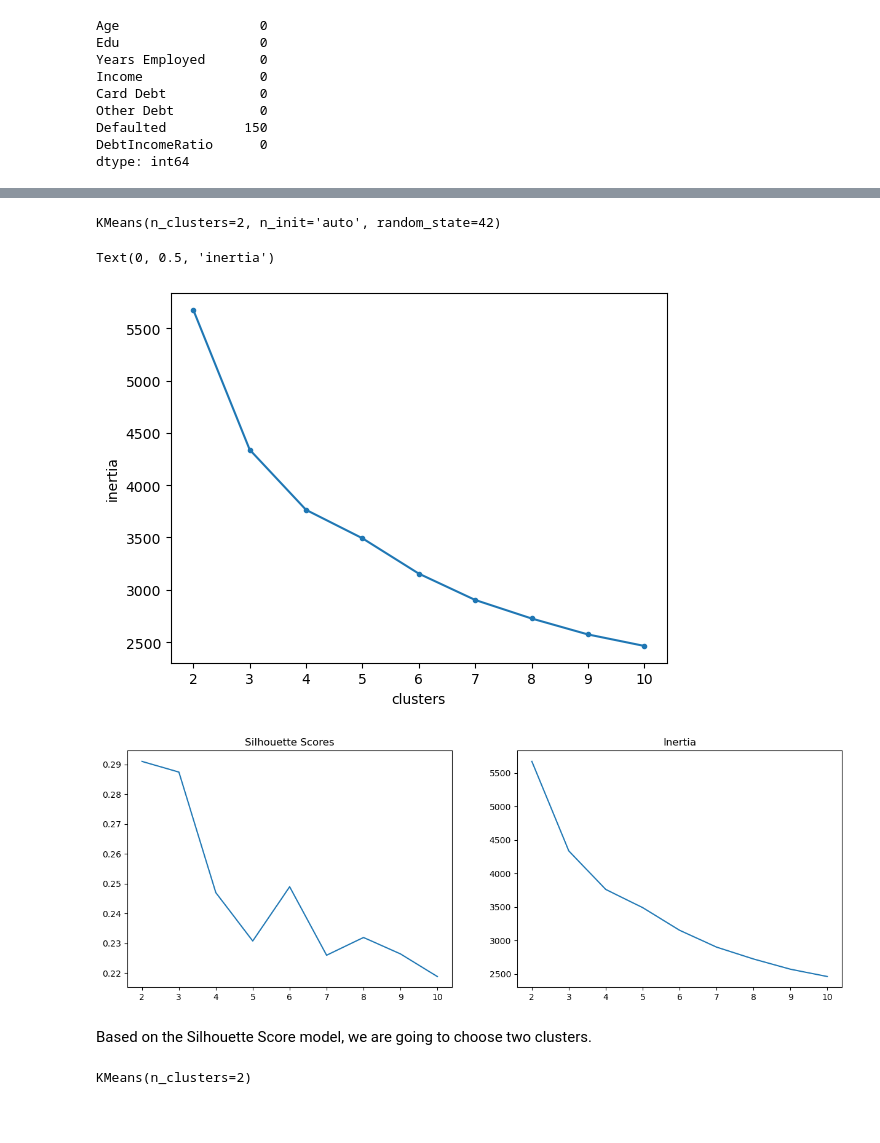
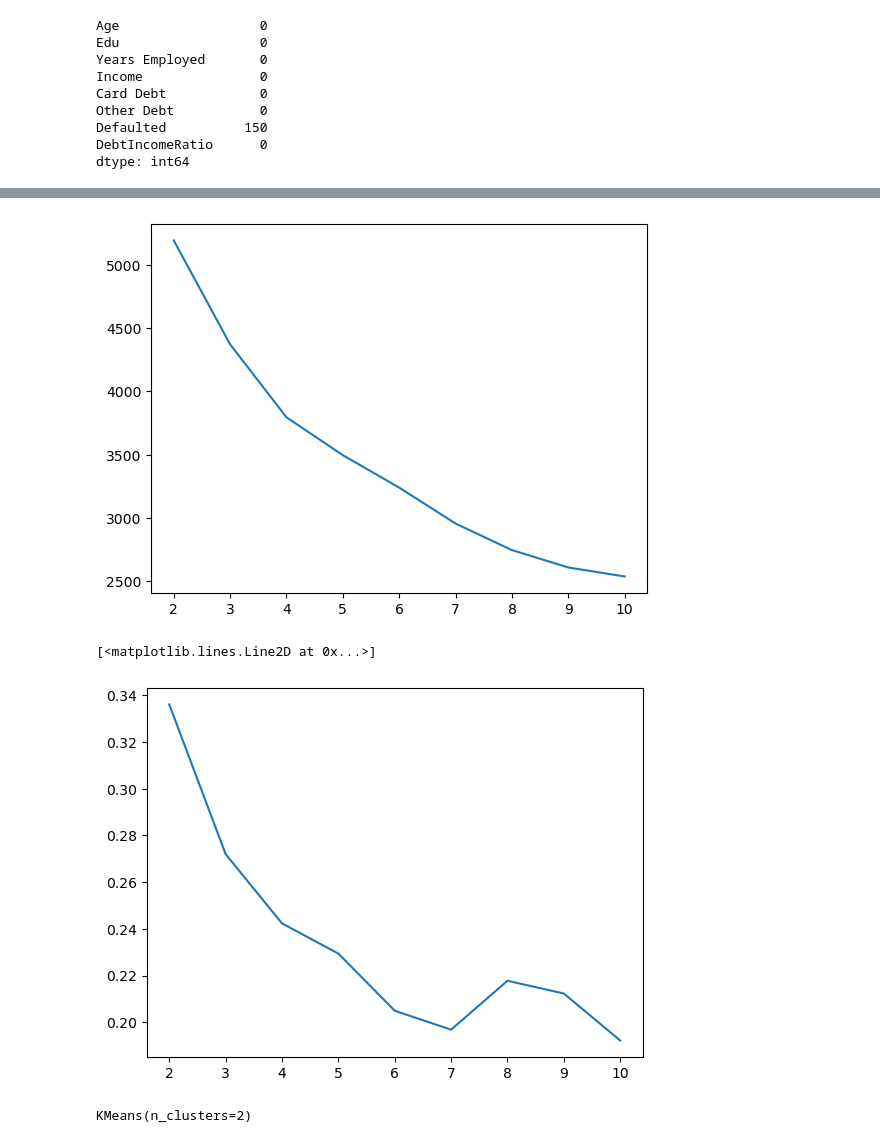
Before and after one commit to sof2401/Intermediate-ML, a Jupyter notebook: Wk2- Unsupervised Learning- Clustering/PCA to Visualize Clusters (Practice).ipynb, the cells around one changed output, grey strips where cells are left out. Cells and saved outputs as stored; diff of their text form; code cells hidden in the pictures; blank space fills up the shorter version.

```diff
--- a/Wk2/KMeans Clustering (Core).ipynb
+++ b/Wk2- Unsupervised Learning- Clustering/PCA to Visualize Clusters (Practice).ipynb
@@ -12,5 +11,5 @@ from sklearn.impute import SimpleImputer
 # %%
-df= pd.read_csv('Data/cust_seg.csv')
+df= pd.read_csv('cust_seg.csv')
 df.head()
 # %% [output]
 |  | Unnamed: 0 | Customer Id | Age | Edu | Years Employed | Income | Card Debt | Other Debt | Defaulted | ... |
@@ -75,59 +66,36 @@ df
 scaler = StandardScaler()
 # Fit & transform data.
 scaled_df = scaler.fit_transform(df)
-# %%
-# Instantiate KMeans
-kmeans = KMeans(n_clusters = 2, n_init = 'auto', random_state = 42)
-kmeans.fit(scaled_df)
-# %% [output]
-KMeans(n_clusters=2, n_init='auto', random_state=42)
-# %%
-# Elbow Plot (elbow method)
-#Create an empty list of inertias
-inertias = []
-#Loop through k values between 2 and 10 and store the inertias in the list.
-for k in range(2,11):
-    kmeans = KMeans(n_clusters=k, n_init = 'auto', random_state = 42)
-    kmeans.fit(scaled_df)
-    inertias.append(kmeans.inertia_)
-#Visualize scores
-plt.plot(range(2,11), inertias, marker = '.')
-plt.xlabel('clusters')
-plt.ylabel('inertia')
-# %% [output]
-Text(0, 0.5, 'inertia')
-[figure, removed]
-# %%
-# Iterate over a range of k clusters to find the optimal number of clusters
-ks = range(2,11)
-sils = []
-inertias = []
-for k in ks:
-  kmeans = KMeans(n_clusters=k, n_init = 'auto', random_state=42)
-  kmeans.fit(scaled_df)
-  sils.append(silhouette_score(scaled_df, kmeans.labels_))
-  inertias.append(kmeans.inertia_)
-#plot inertias and silhouette scores for each number of clusters.
-fig, axes = plt.subplots(1,2, figsize=(15,5))
-axes[0].plot(ks, sils)
-axes[0].set_title('Silhouette Scores')
-axes[0].set_xticks(ks)
-axes[1].plot(ks, inertias)
-axes[1].set_title('Inertia')
-axes[1].set_xticks(ks);
-# %% [output]
-[figure, removed]
-# %% [markdown]
-Based on the Silhouette Score model, we are going to choose two clusters.
-# %%
-kmeans_model = KMeans(n_clusters=2)
-
-kmeans_model.fit(scaled_df)
-# %% [output]
-KMeans(n_clusters=2)
+# %%
+ks = range(2, 11)
+
+inertias = []
+sils = []
+
+for k in ks:
+  model = KMeans(n_clusters=k)
+  model.fit(scaled_df)
+  inertias.append(model.inertia_)
+  sils.append(silhouette_score(scaled_df, model.labels_))
+
+plt.plot(ks, inertias)
+
+plt.show()
+
+plt.plot(ks, sils)
+# %% [output]
+[figure, added]
+[<matplotlib.lines.Line2D at 0x...>]
+[figure, added]
 # %%
 pca = PCA()
 pca_df = pca.fit_transform(scaled_df)
+# %%
+kmeans_model = KMeans(n_clusters=2)
+
+kmeans_model.fit(scaled_df)
+# %% [output]
+KMeans(n_clusters=2)
 # %%
 plt.scatter(pca_df[:,0], pca_df[:,1], c=kmeans_model.labels_)
 # %% [output]
```
Also changed, not shown: parts of 7 cells of this notebook, 2 other files.
